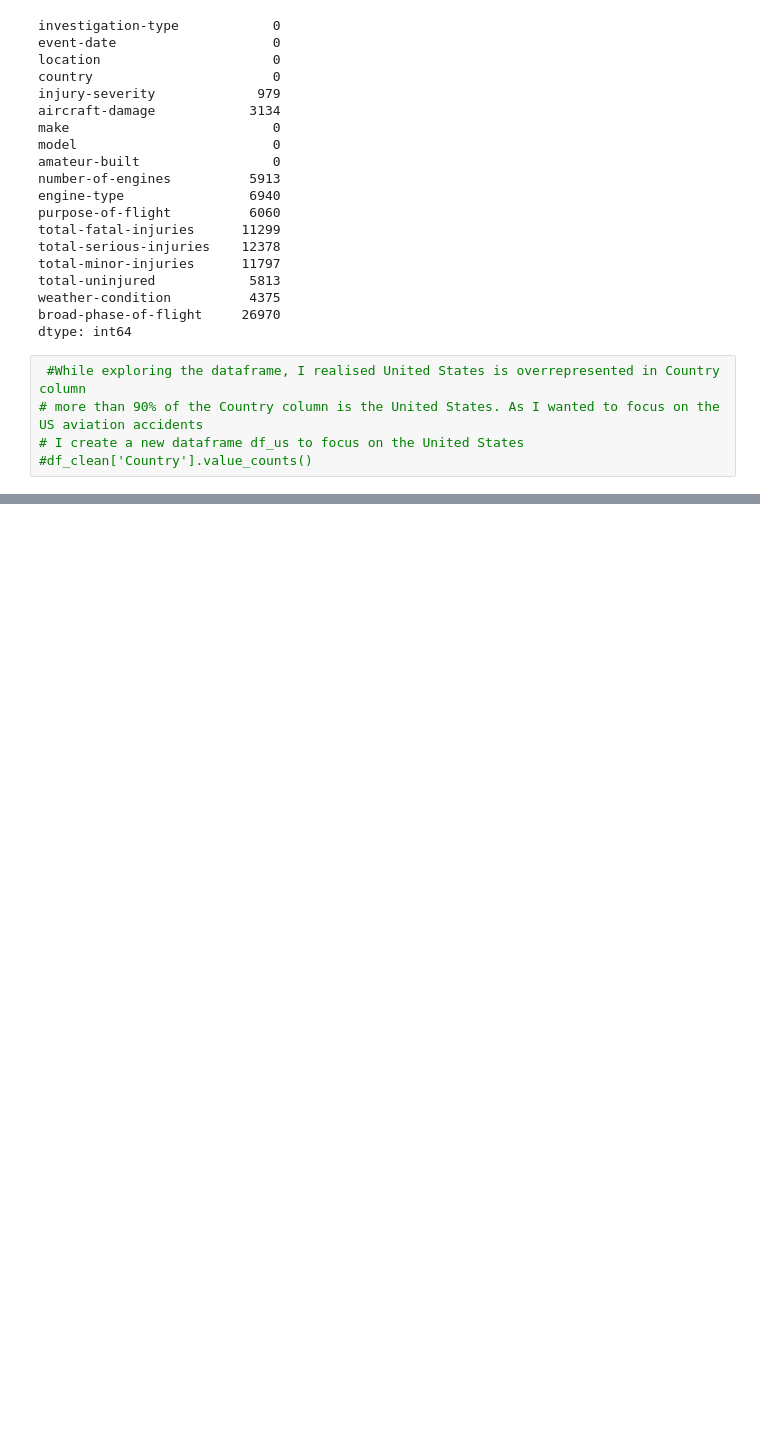
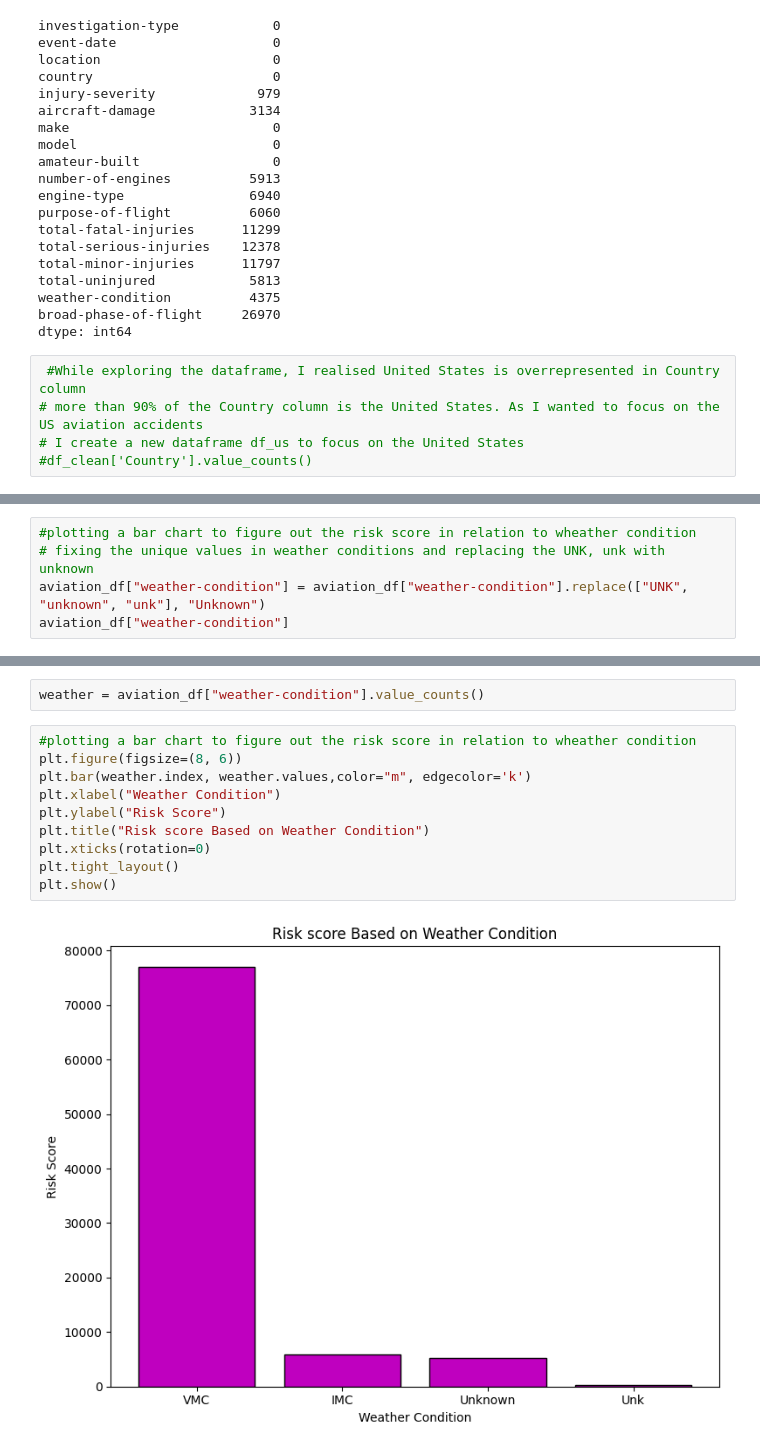
Before and after one commit to Damarispaul/My-Project-Phase_1, a Jupyter notebook: student.ipynb, the cells around one changed output, grey strips where cells are left out. Saved outputs shown, nothing was run; the diff lists cells and outputs as text; blank space fills up the shorter version.

```diff
--- a/student.ipynb
+++ b/student.ipynb
@@ -333,0 +647,5 @@ Index(['event-id', 'investigation-type', 'accident-number', 'event-date',
+# %%
+#plotting a bar chart to figure out the risk score in relation to wheather condition
+# fixing the unique values in weather conditions and replacing the UNK, unk with unknown
+aviation_df["weather-condition"] = aviation_df["weather-condition"].replace(["UNK", "unknown", "unk"], "Unknown")
+aviation_df["weather-condition"]
@@ -333,0 +670,14 @@ Index(['event-id', 'investigation-type', 'accident-number', 'event-date',
+# %%
+weather = aviation_df["weather-condition"].value_counts()
+# %%
+#plotting a bar chart to figure out the risk score in relation to wheather condition
+plt.figure(figsize=(8, 6))
+plt.bar(weather.index, weather.values,color="m", edgecolor='k')
+plt.xlabel("Weather Condition")
+plt.ylabel("Risk Score")
+plt.title("Risk score Based on Weather Condition")
+plt.xticks(rotation=0)
+plt.tight_layout()
+plt.show()
+# %% [output]
+[figure, added]
```
Also changed, not shown: parts of 44 cells of this notebook, 1 other file.
